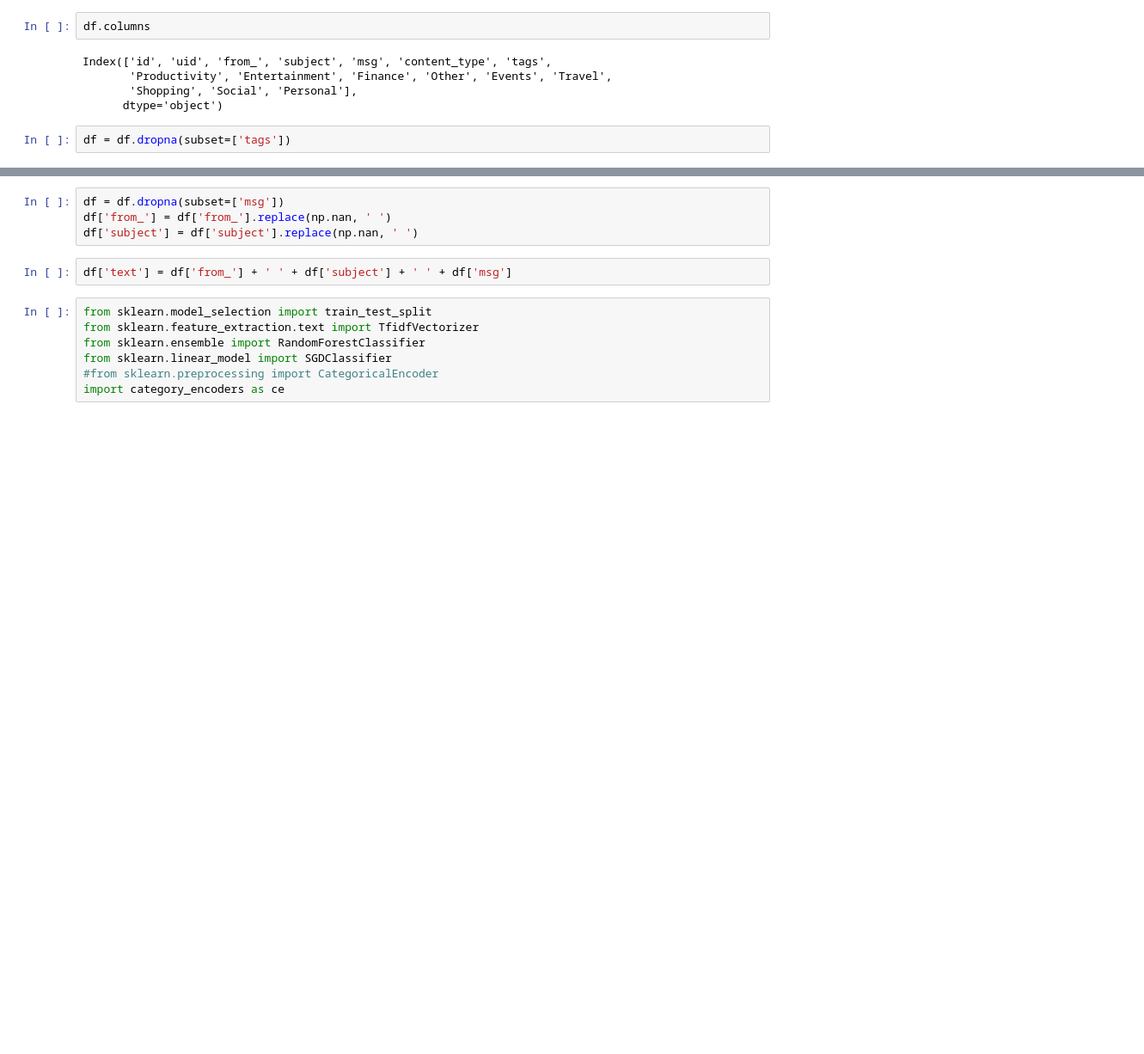
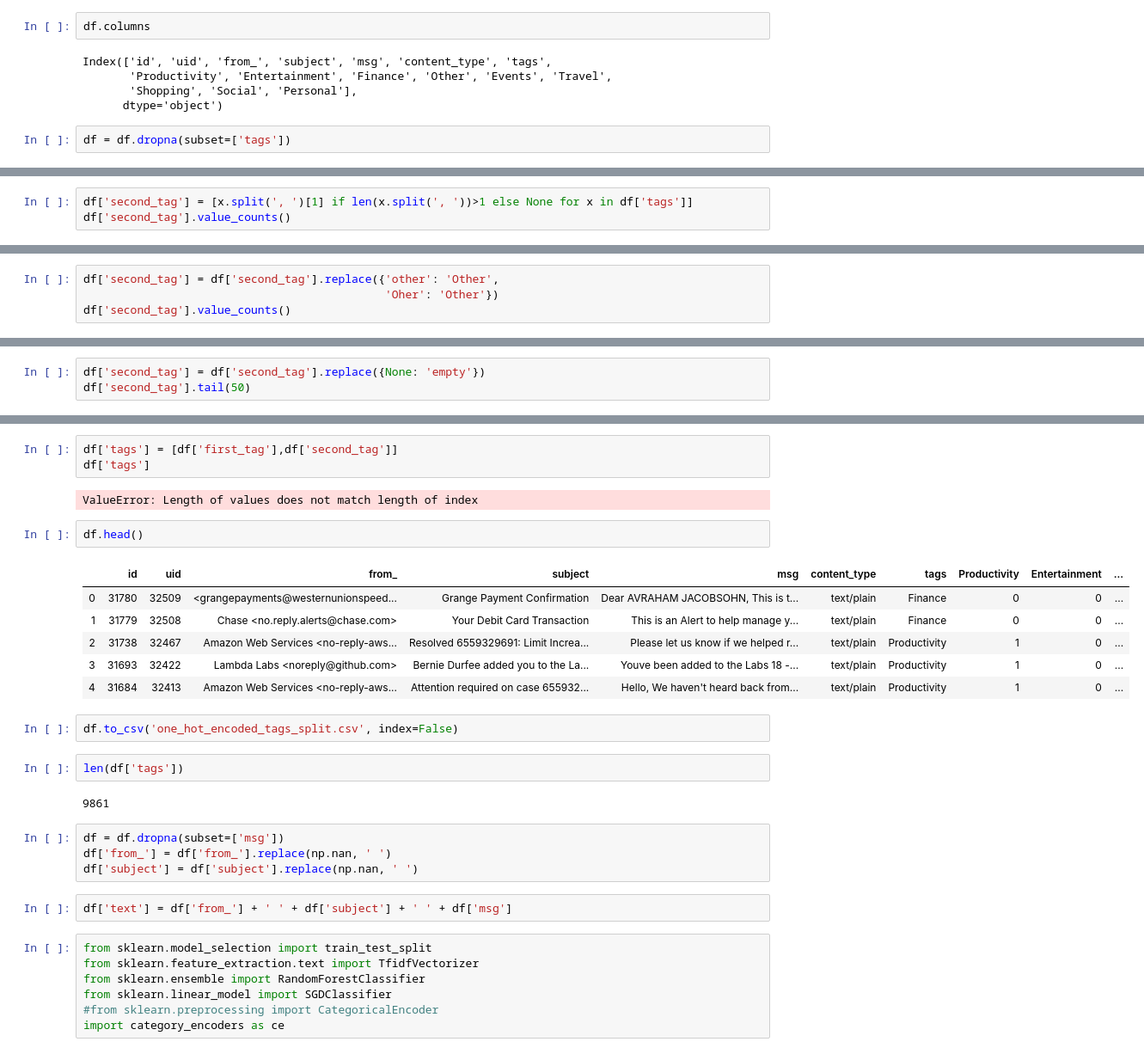
Before and after one commit to BloomTech-Labs/tagger-ds, a Jupyter notebook: Jay/working-notebooks/getting-to-training.ipynb, the cells around one changed output, grey strips where cells are left out. Shown at 86% size. Saved outputs shown, nothing was run; the diff lists cells and outputs as text; blank space fills up the shorter version.

```diff
--- a/Jay/working-notebooks/getting-to-training.ipynb
+++ b/Jay/working-notebooks/getting-to-training.ipynb
@@ -153,0 +154,3 @@ dtype: int64
+# %%
+df['second_tag'] = [x.split(', ')[1] if len(x.split(', '))>1 else None for x in df['tags']]
+df['second_tag'].value_counts()
@@ -153,0 +169,4 @@ dtype: int64
+# %%
+df['second_tag'] = df['second_tag'].replace({'other': 'Other',
+                                             'Oher': 'Other'})
+df['second_tag'].value_counts()
@@ -153,0 +183,3 @@ dtype: int64
+# %%
+df['second_tag'] = df['second_tag'].replace({None: 'empty'})
+df['second_tag'].tail(50)
@@ -154,3 +204,23 @@ dtype: int64
+# %%
+df['tags'] = [df['first_tag'],df['second_tag']]
+df['tags']
+# %% [output]
+ValueError: Length of values does not match length of index
+# %%
+df.head()
+# %% [output]
+|  | id | uid | from_ | subject | msg | content_type | tags | Productivity | Entertainment | ... |
+| 0 | 31780 | 32509 | <grangepayments@westernunionspeed... | Grange Payment Confirmation | Dear AVRAHAM JACOBSOHN, This is t... | text/plain | Finance | 0 | 0 | ... |
+| 1 | 31779 | 32508 | Chase <no.reply.alerts@chase.com> | Your Debit Card Transaction | This is an Alert to help manage y... | text/plain | Finance | 0 | 0 | ... |
+| 2 | 31738 | 32467 | Amazon Web Services <no-reply-aws... | Resolved 6559329691: Limit Increa... | Please let us know if we helped r... | text/plain | Productivity | 1 | 0 | ... |
+| 3 | 31693 | 32422 | Lambda Labs <noreply@github.com> | Bernie Durfee added you to the La... | Youve been added to the Labs 18 -... | text/plain | Productivity | 1 | 0 | ... |
+| 4 | 31684 | 32413 | Amazon Web Services <no-reply-aws... | Attention required on case 655932... | Hello, We haven't heard back from... | text/plain | Productivity | 1 | 0 | ... |
+# %%
+df.to_csv('one_hot_encoded_tags_split.csv', index=False)
+# %%
+len(df['tags'])
+# %% [output]
+9861
 # %%
 df = df.dropna(subset=['msg'])
 df['from_'] = df['from_'].replace(np.nan, ' ')
```
Also changed, not shown: parts of 16 cells of this notebook, 6 other files.
